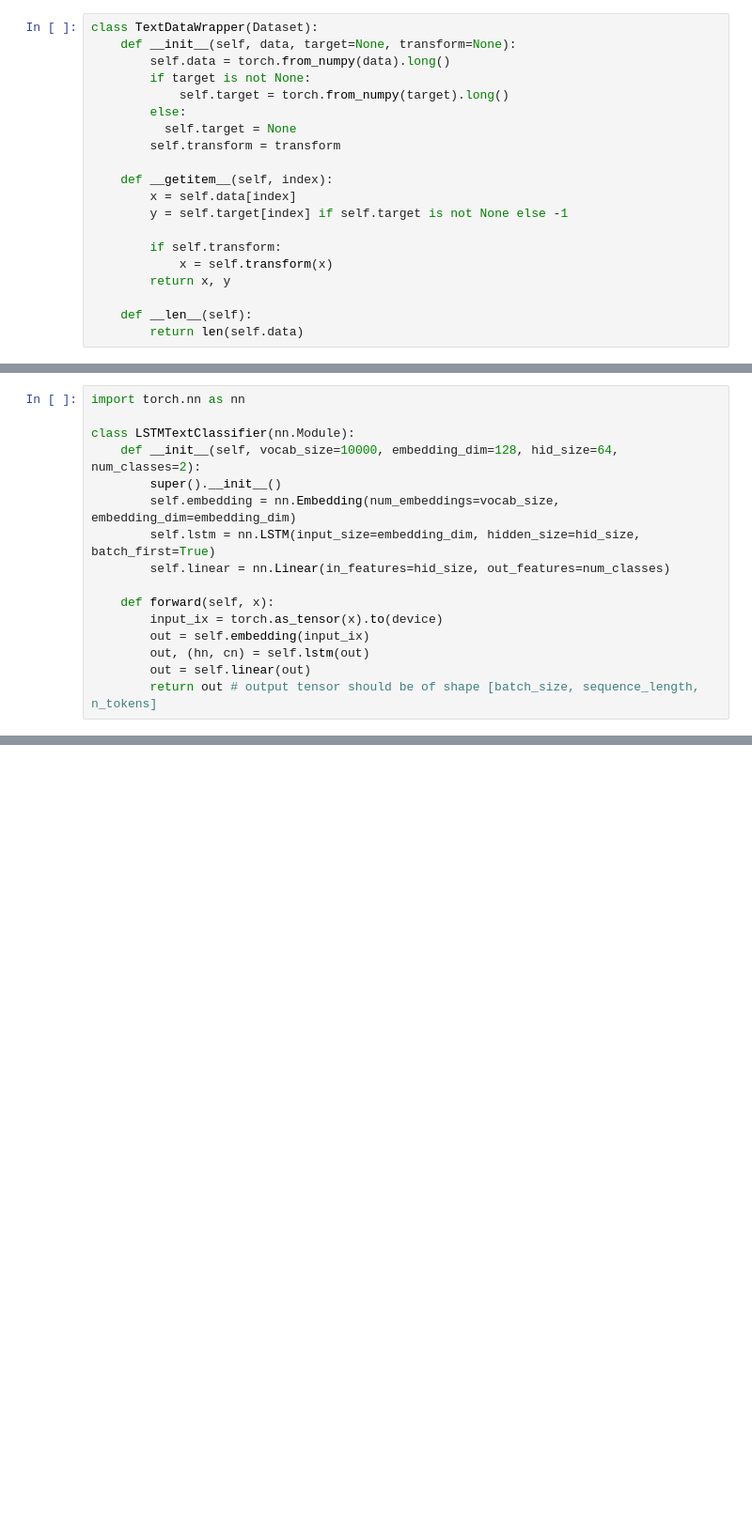
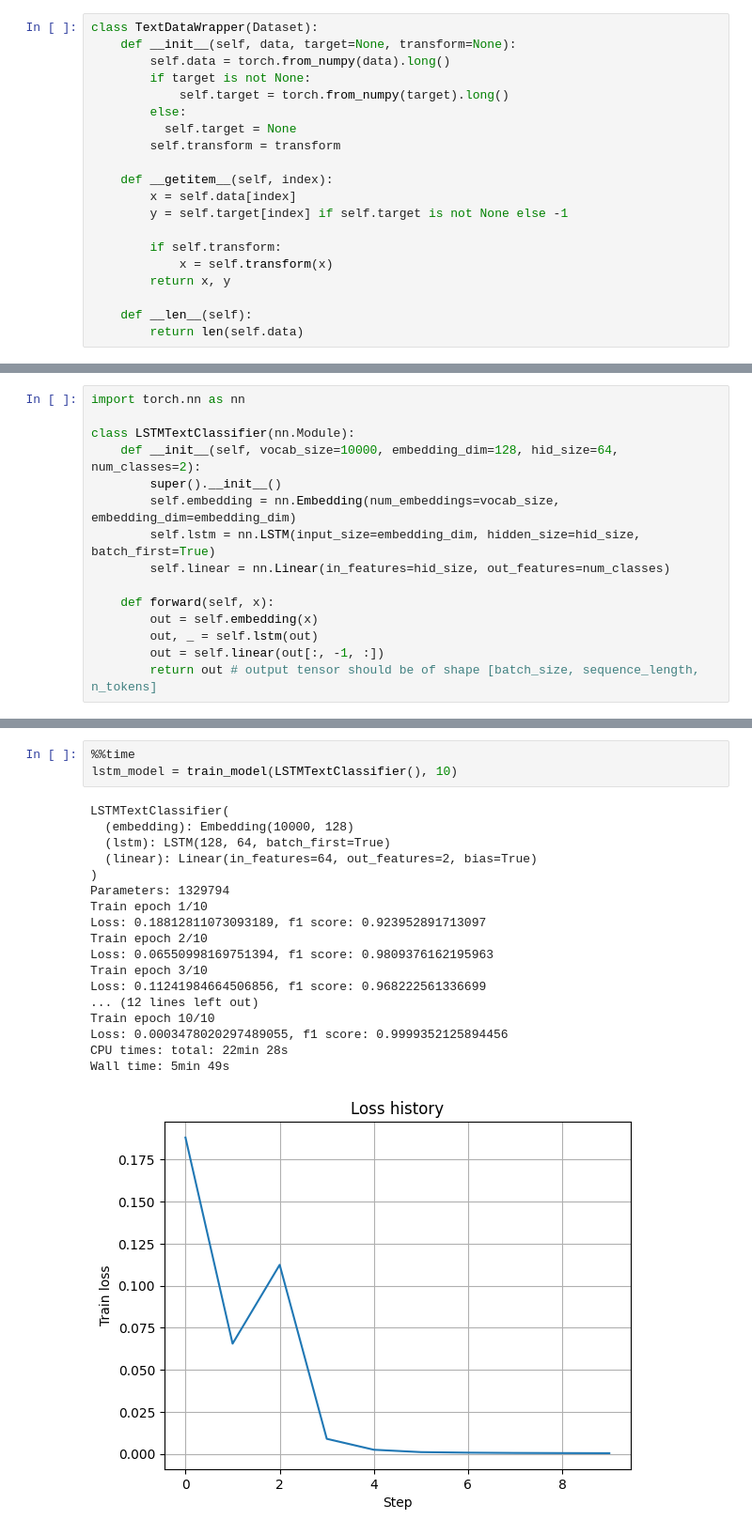
Before and after one commit to sad-bkt/nlp_course, a Jupyter notebook: Lab_4/lab_4.ipynb, the cells around one changed output, grey strips where cells are left out. Shown at 94% size. Cells and saved outputs as stored; diff of their text form; blank space fills up the shorter version.

```diff
--- a/Lab_4/lab_4.ipynb
+++ b/Lab_4/lab_4.ipynb
@@ -233,8 +255,7 @@ class LSTMTextClassifier(nn.Module):
         self.linear = nn.Linear(in_features=hid_size, out_features=num_classes)
 
     def forward(self, x):
-        input_ix = torch.as_tensor(x).to(device)
-        out = self.embedding(input_ix)
-        out, (hn, cn) = self.lstm(out)
-        out = self.linear(out)
+        out = self.embedding(x)
+        out, _ = self.lstm(out)
+        out = self.linear(out[:, -1, :])
         return out # output tensor should be of shape [batch_size, sequence_length, n_tokens]
@@ -287,0 +333,22 @@ train_model(LSTMTextClassifier(), epochs)
+# %%
+%%time
+lstm_model = train_model(LSTMTextClassifier(), 10)
+# %% [output]
+LSTMTextClassifier(
+  (embedding): Embedding(10000, 128)
+  (lstm): LSTM(128, 64, batch_first=True)
+  (linear): Linear(in_features=64, out_features=2, bias=True)
+)
+Parameters: 1329794
+Train epoch 1/10
+Loss: 0.18812811073093189, f1 score: 0.923952891713097
+Train epoch 2/10
+Loss: 0.06550998169751394, f1 score: 0.9809376162195963
+Train epoch 3/10
+Loss: 0.11241984664506856, f1 score: 0.968222561336699
+... (12 lines left out)
+Train epoch 10/10
+Loss: 0.0003478020297489055, f1 score: 0.9999352125894456
+CPU times: total: 22min 28s
+Wall time: 5min 49s
+[figure, added]
```
Also changed, not shown: parts of 32 cells of this notebook, 3 other files.
